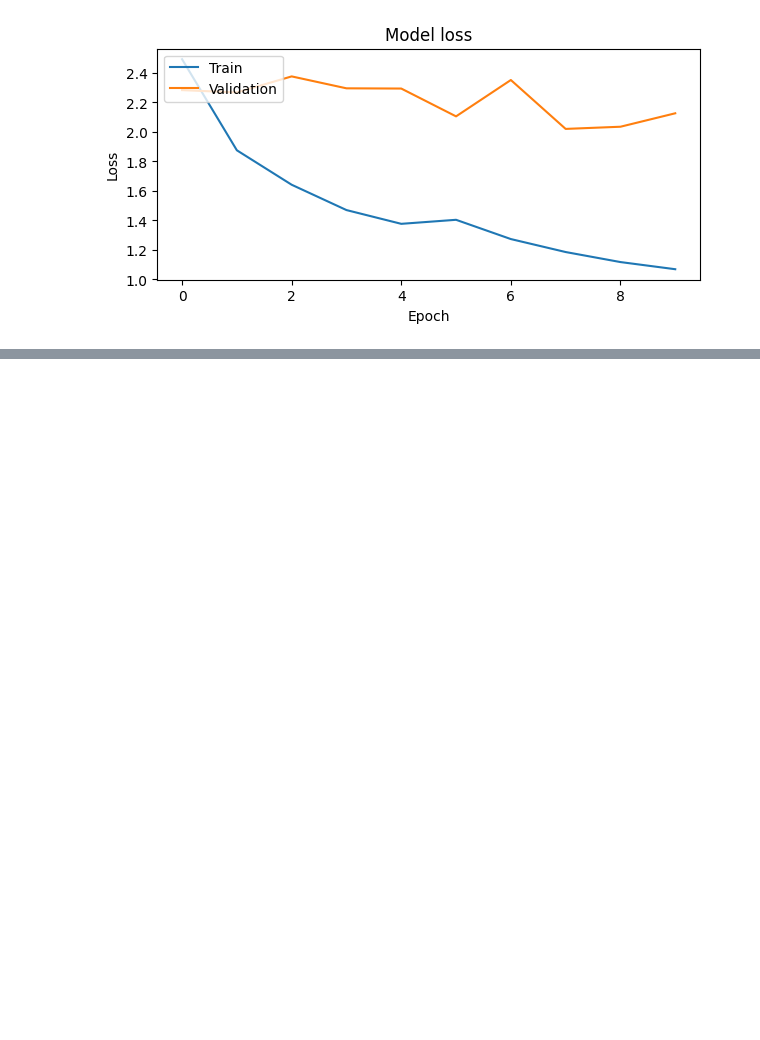
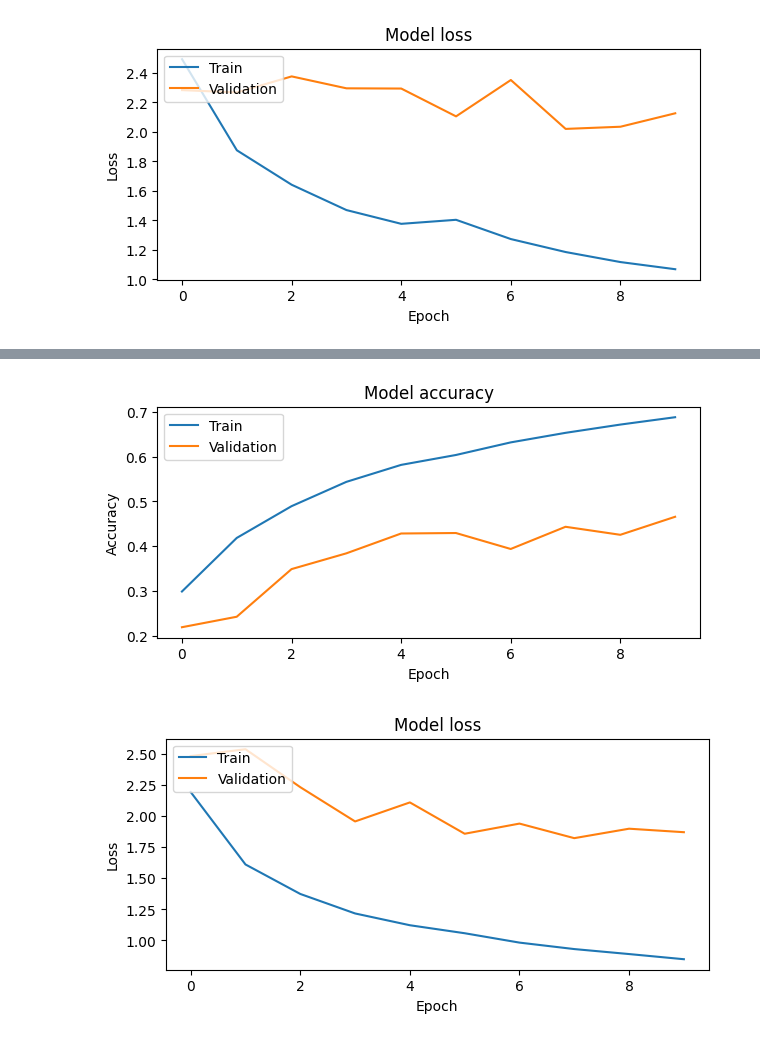
Before and after one commit to aurorachilles/Moodity, a Jupyter notebook: src/GREy_img_model.ipynb, the cells around one changed output, grey strips where cells are left out. Saved outputs shown, nothing was run; the diff lists cells and outputs as text; code cells hidden in the pictures; blank space fills up the shorter version.

```diff
--- a/src/GREy_img_model.ipynb
+++ b/src/GREy_img_model.ipynb
@@ -660,36 +661,36 @@ plt.show()
 # %%
 model6 = Sequential()
 
-model6.add(Conv2D(32, kernel_size=(3,3), activation='relu', input_shape=(X_train.shape[1], X_train.shape[2], 1)))
+model6.add(Conv2D(32, kernel_size=(3,3), activation='selu', input_shape=(X_train.shape[1], X_train.shape[2], 1)))
 model6.add(BatchNormalization())
-model6.add(Conv2D(32, kernel_size=(3,3), activation='relu'))
+model6.add(Conv2D(32, kernel_size=(3,3), activation='selu'))
 model6.add(MaxPool2D(pool_size=(2,2)))
 model6.add(Dropout(0.2))
 
-model6.add(Conv2D(64, kernel_size=(3,3), activation='relu'))
+model6.add(Conv2D(64, kernel_size=(3,3), activation='selu'))
 model6.add(BatchNormalization())
-model6.add(Conv2D(64, kernel_size=(3,3), activation='relu'))
+model6.add(Conv2D(64, kernel_size=(3,3), activation='selu'))
 model6.add(BatchNormalization())
 model6.add(MaxPool2D(pool_size=(2,2)))
 model6.add(Dropout(0.3))
 
-model6.add(Conv2D(128, kernel_size=(3,3), activation='relu'))
+model6.add(Conv2D(128, kernel_size=(3,3), activation='selu'))
 model6.add(BatchNormalization())
-model6.add(Conv2D(128, kernel_size=(3,3), activation='relu'))
+model6.add(Conv2D(128, kernel_size=(3,3), activation='selu'))
 model6.add(BatchNormalization())
 model6.add(MaxPool2D(pool_size=(2,2)))
 model6.add(Dropout(0.4))
 
-model6.add(Conv2D(256, kernel_size=(3,3), activation='relu'))
+model6.add(Conv2D(256, kernel_size=(3,3), activation='selu'))
 model6.add(BatchNormalization())
-model6.add(Conv2D(256, kernel_size=(3,3), activation='relu'))
+model6.add(Conv2D(256, kernel_size=(3,3), activation='selu'))
 model6.add(BatchNormalization())
 model6.add(MaxPool2D(pool_size=(2,2)))
 model6.add(Dropout(0.5))
 
 model6.add(Flatten())
 
-model6.add(Dense(128, activation='relu'))
+model6.add(Dense(128, activation='selu'))
 model6.add(BatchNormalization())
 model6.add(Dropout(0.5))
 
@@ -697,0 +723,3 @@ model6.add(Dense(8, activation='softmax'))
+# %%
+model6.compile(loss='categorical_crossentropy', optimizer='adam', metrics=['accuracy'])
+history6 = model6.fit(X_train, y_train, validation_data=(X_test, y_test), epochs=10, batch_size=100)
@@ -697,0 +747,22 @@ model6.add(Dense(8, activation='softmax'))
+# %%
+plt.figure(figsize=(7, 3))
+plt.plot(history6.history['accuracy'])
+plt.plot(history6.history['val_accuracy'])
+plt.title('Model accuracy')
+plt.xlabel('Epoch')
+plt.ylabel('Accuracy')
+plt.legend(['Train', 'Validation'], loc='upper left')
+plt.show()
+
+# Plot training & validation loss values
+plt.figure(figsize=(7, 3))
+plt.plot(history6.history['loss'])
+plt.plot(history6.history['val_loss'])
+plt.title('Model loss')
+plt.xlabel('Epoch')
+plt.ylabel('Loss')
+plt.legend(['Train', 'Validation'], loc='upper left')
+plt.show()
+# %% [output]
+[figure, added]
+[figure, added]
```
Also changed, not shown: parts of 31 cells of this notebook, 1 other file.
